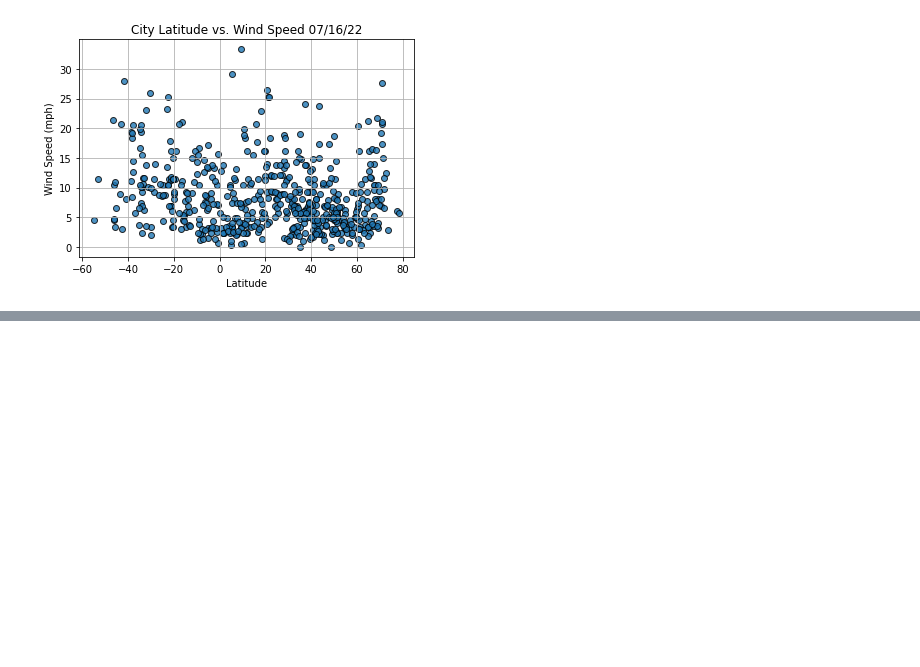
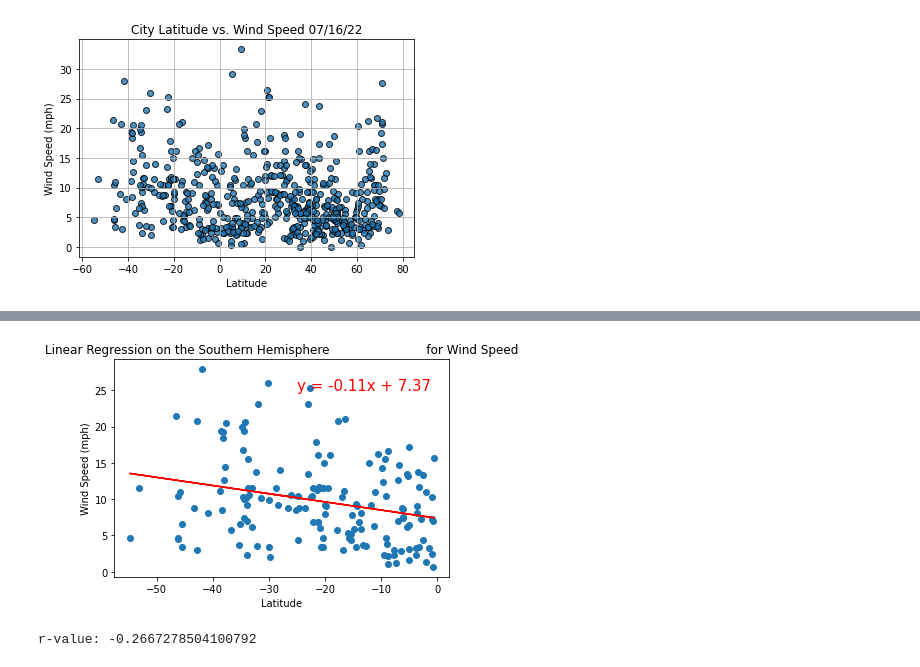
Before and after one commit to SJSchmitt/World_Weather_Analysis, a Jupyter notebook: WeatherPy.ipynb, the cells around one changed output, grey strips where cells are left out. Cells and saved outputs as stored; diff of their text form; code cells hidden in the pictures; blank space fills up the shorter version.

```diff
--- a/WeatherPy.ipynb
+++ b/WeatherPy.ipynb
@@ -361 +361,13 @@ print(f"r-value: {linregress(x_values, y_values)[2]}")
 r-value: -0.01476717034642759
+# %%
+# Linear regression on the Southern Hemisphere
+x_values = southern_hemi_df["Lat"]
+y_values = southern_hemi_df["Wind Speed"]
+# Call the function.
+plot_linear_regression(x_values, y_values,
+                       'Linear Regression on the Southern Hemisphere \
+                        for Wind Speed', 'Wind Speed (mph)',(-25,25))
+print(f"r-value: {linregress(x_values, y_values)[2]}")
+# %% [output]
+[figure, added]
+r-value: -0.2667278504100792
```
Also changed, not shown: parts of 1 cell of this notebook, 1 other file.
